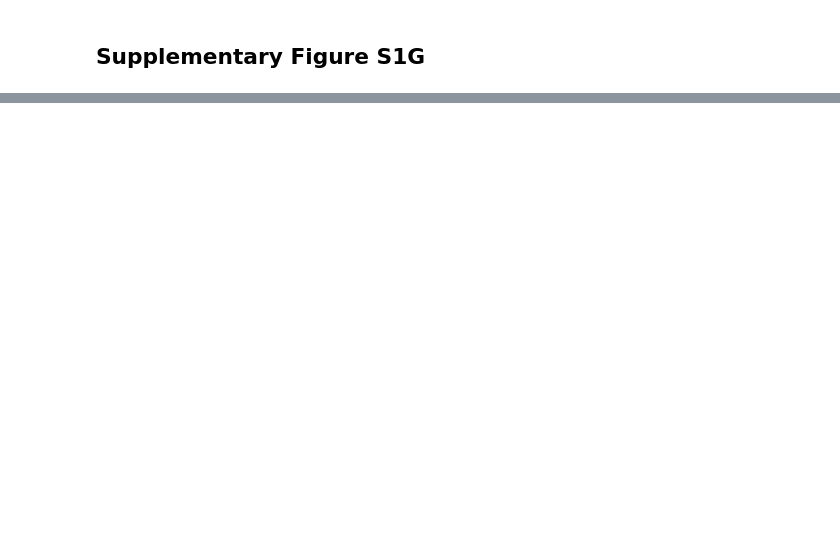
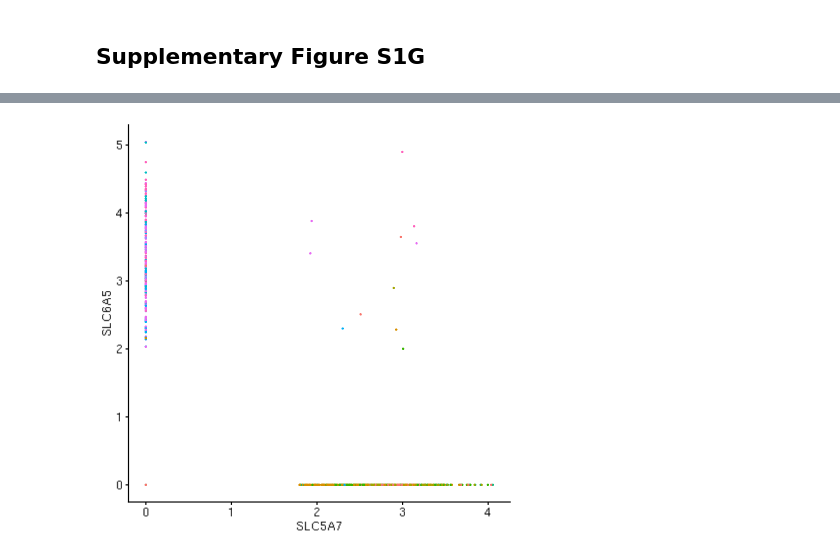
Before and after one commit to neurojacob/Gautier_Blum_2023, a Jupyter notebook: Matters Arising - Subthreshold Droplets.ipynb, the cells around one changed output, grey strips where cells are left out. Saved outputs shown, nothing was run; the diff lists cells and outputs as text; code cells hidden in the pictures; blank space fills up the shorter version.

```diff
--- a/Matters Arising - Subthreshold Droplets.ipynb
+++ b/Matters Arising - Subthreshold Droplets.ipynb
@@ -217,7 +210,11 @@ cholinergic_glutamatergic_scatter <- rasterize(cholinergic_glutamatergic_scatter
 # %%
 cholinergic_glycinergic_scatter <- FeatureScatter(debris.droplets.integrated.neuronal, pt.size = 0.5, feature1=c('SLC5A7'), feature2='SLC6A5')
 cholinergic_glycinergic_scatter <- rasterize(cholinergic_glycinergic_scatter, layer= 'Point', dpi=500) +
     NoLegend() + FontSize(x.title=14, y.title=14, x.text=14, y.text=14) + theme(plot.title=element_blank())
+
+cholinergic_glycinergic_scatter
+# %% [output]
+[figure, added]
 # %%
 cholinergic_gabaergic_scatter <- FeatureScatter(debris.droplets.integrated.neuronal, pt.size=0.5, feature1=c('SLC5A7'), feature2='GAD1')
 cholinergic_gabaergic_scatter <- rasterize(cholinergic_gabaergic_scatter, layer= 'Point', dpi=500) +
```
Also changed, not shown: parts of 12 cells of this notebook.
